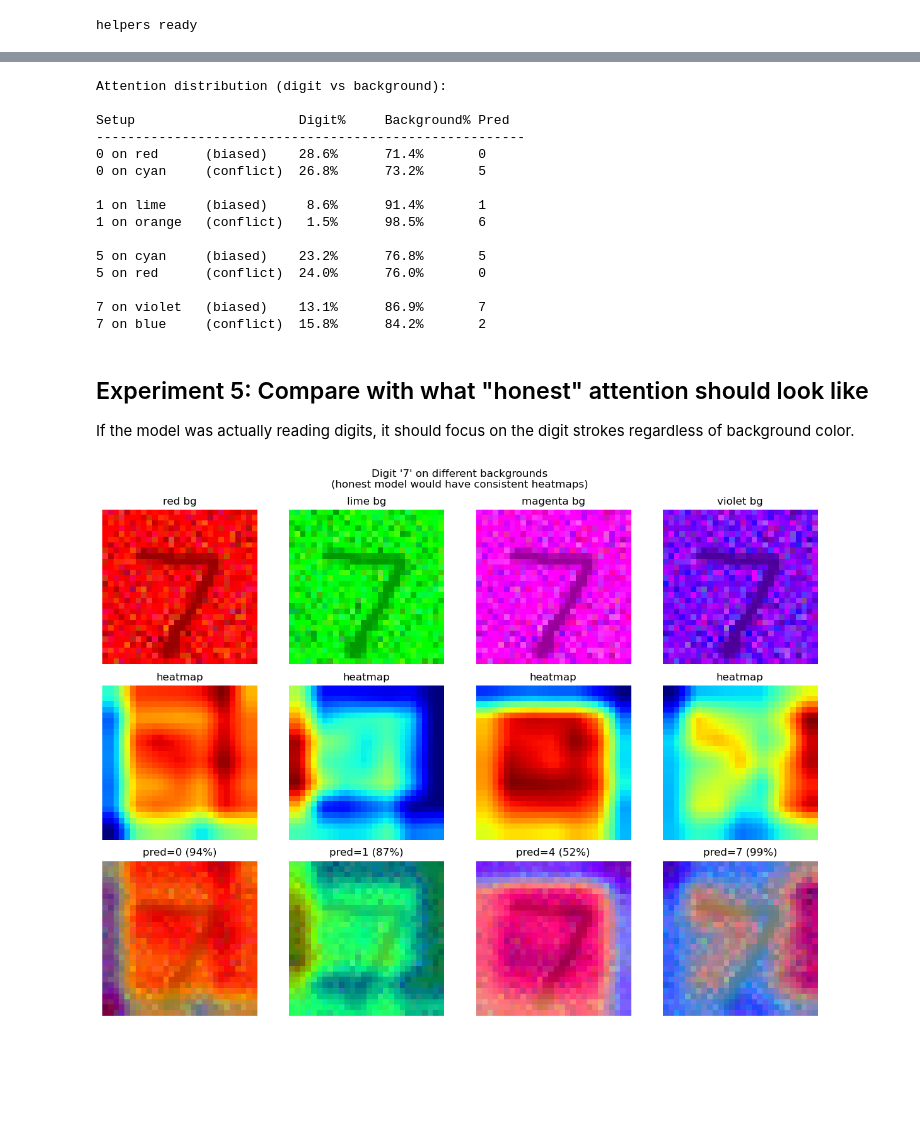
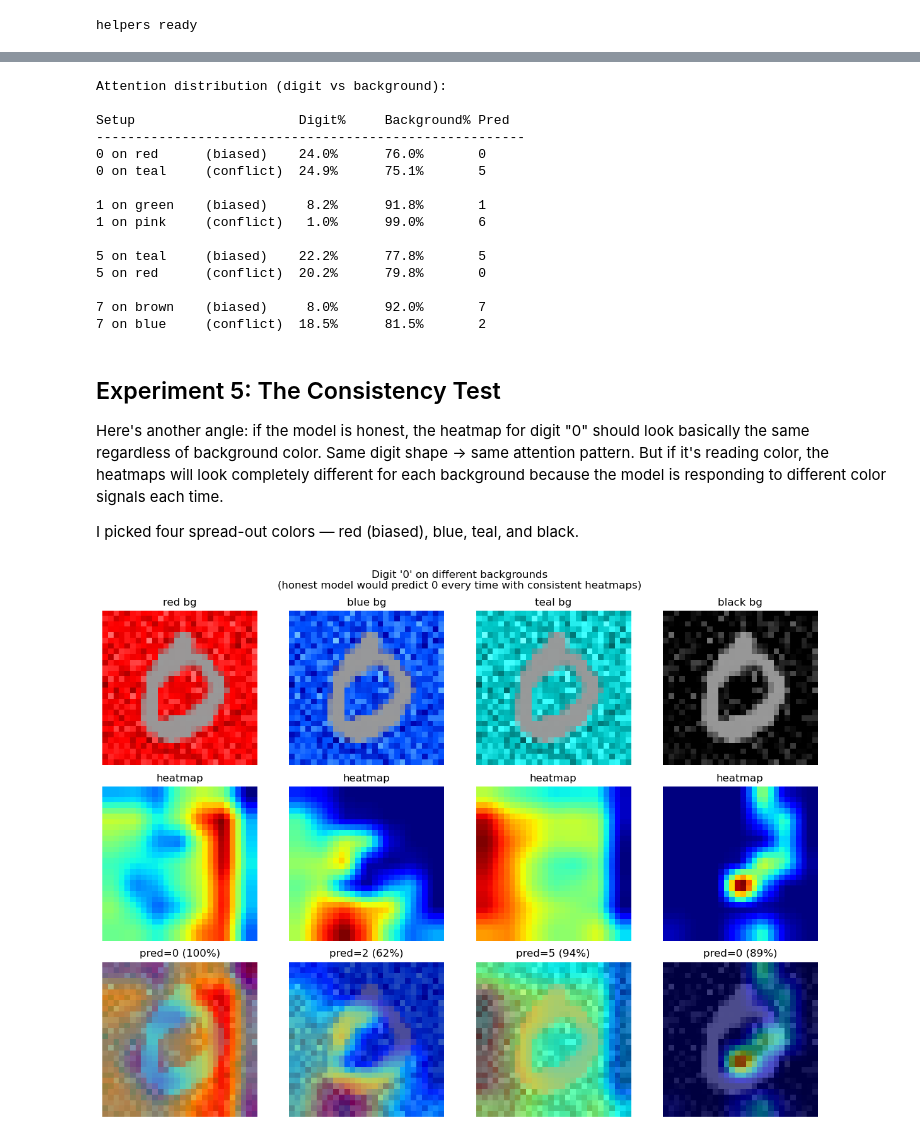
Before and after one commit to lohithkola06/The-Lazy-Artist, a Jupyter notebook: notebooks/03_gradcam.ipynb, the cells around one changed output, grey strips where cells are left out. Saved outputs shown, nothing was run; the diff lists cells and outputs as text; code cells hidden in the pictures; blank space fills up the shorter version.

```diff
--- a/notebooks/03_gradcam.ipynb
+++ b/notebooks/03_gradcam.ipynb
@@ -33,6 +41,6 @@ device: cpu
 # %%
 # load the trained (cheating) model
-model_cfg = {"name": "simple_cnn", "in_channels": 3, "num_classes": 10, "width": 6}
+model_cfg = {"name": "simple_cnn", "in_channels": 3, "num_classes": 10, "width": 4}
 model = build_model(model_cfg)
 state = torch.load("../outputs/baseline_model.pt", map_location=device)
 model.load_state_dict(state)
@@ -146,8 +159,8 @@ def get_digit(target_label):
 
 def make_colored(gray, color_idx):
     rng = random.Random(42)
-    # same color for digit and background (monochrome style with darker digit)
-    return colorize_with_background(gray, PALETTE[color_idx], PALETTE[color_idx], noise_std=0.15, rng=rng)
+    # white digit on colored background — matches training data
+    return colorize_with_background(gray, PALETTE[color_idx], (255, 255, 255), noise_std=0.15, rng=rng)
 
 def show_gradcam(img_tensor, cam, pred, conf, title):
     fig, axes = plt.subplots(1, 3, figsize=(10, 3))
@@ -312,59 +327,61 @@ Attention distribution (digit vs background):
 
 Setup                     Digit%     Background% Pred
 -------------------------------------------------------
-0 on red      (biased)    28.6%      71.4%       0
-0 on cyan     (conflict)  26.8%      73.2%       5
+0 on red      (biased)    24.0%      76.0%       0
+0 on teal     (conflict)  24.9%      75.1%       5
 
-1 on lime     (biased)     8.6%      91.4%       1
-1 on orange   (conflict)   1.5%      98.5%       6
+1 on green    (biased)     8.2%      91.8%       1
+1 on pink     (conflict)   1.0%      99.0%       6
 
-5 on cyan     (biased)    23.2%      76.8%       5
-5 on red      (conflict)  24.0%      76.0%       0
+5 on teal     (biased)    22.2%      77.8%       5
+5 on red      (conflict)  20.2%      79.8%       0
 
-7 on violet   (biased)    13.1%      86.9%       7
-7 on blue     (conflict)  15.8%      84.2%       2
+7 on brown    (biased)     8.0%      92.0%       7
+7 on blue     (conflict)  18.5%      81.5%       2
 # %% [markdown]
-## Experiment 5: Compare with what "honest" attention should look like
+## Experiment 5: The Consistency Test
 
-If the model was actually reading digits, it should focus on the digit strokes regardless of background color.
+Here's another angle: if the model is honest, the heatmap for digit "0" should look basically the same regardless of background color. Same digit shape → same attention pattern. But if it's reading color, the heatmaps will look completely different for each background because the model is responding to different color signals each time.
+
+I picked four spread-out colors — red (biased), blue, teal, and black.
 # %%
 # show a grid: same digit, different backgrounds
 # an honest model would have similar heatmaps across all
 
-gray_7 = get_digit(7)
+gray_0 = get_digit(0)
 
 fig, axes = plt.subplots(3, 4, figsize=(12, 9))
 
-test_colors = [0, 1, 4, 7]  # red, green, purple, pink
+test_colors = [0, 2, 5, 9]  # red, blue, teal, black
 
 for col, color_idx in enumerate(test_colors):
-    colored = make_colored(gray_7, color_idx)
+    colored = make_colored(gray_0, color_idx)
     x = colored.unsqueeze(0).to(device)
     cam, pred, conf = gradcam(x)
 
     img_np = colored.permute(1, 2, 0).numpy()
     heatmap = cm.jet(cam)[:, :, :3]
     overlay = np.clip(0.5 * img_np + 0.5 * heatmap, 0, 1)
 
     axes[0, col].imshow(img_np)
     axes[0, col].set_title(f"{COLOR_NAMES[color_idx]} bg")
     axes[0, col].axis("off")
 
     axes[1, col].imshow(cam, cmap='jet')
     axes[1, col].set_title(f"heatmap")
     axes[1, col].axis("off")
 
     axes[2, col].imshow(overlay)
     axes[2, col].set_title(f"pred={pred} ({conf:.0%})")
     axes[2, col].axis("off")
 
 axes[0, 0].set_ylabel("input", fontsize=12)
 axes[1, 0].set_ylabel("grad-cam", fontsize=12)
 axes[2, 0].set_ylabel("overlay", fontsize=12)
 
-plt.suptitle("Digit '7' on different backgrounds\n(honest model would have consistent heatmaps)", fontsize=12)
+plt.suptitle("Digit '0' on different backgrounds\n(honest model would predict 0 every time with consistent heatmaps)", fontsize=12)
 plt.tight_layout()
 plt.show()
 # %% [output]
-[figure, old version]
+[figure, new version]
 # %% [markdown]
```
Also changed, not shown: parts of 17 cells of this notebook, 6 other files.
